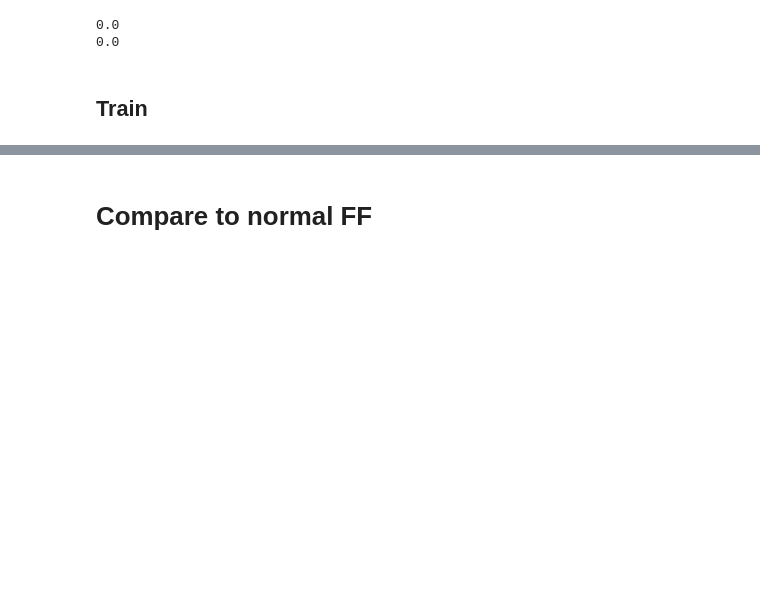
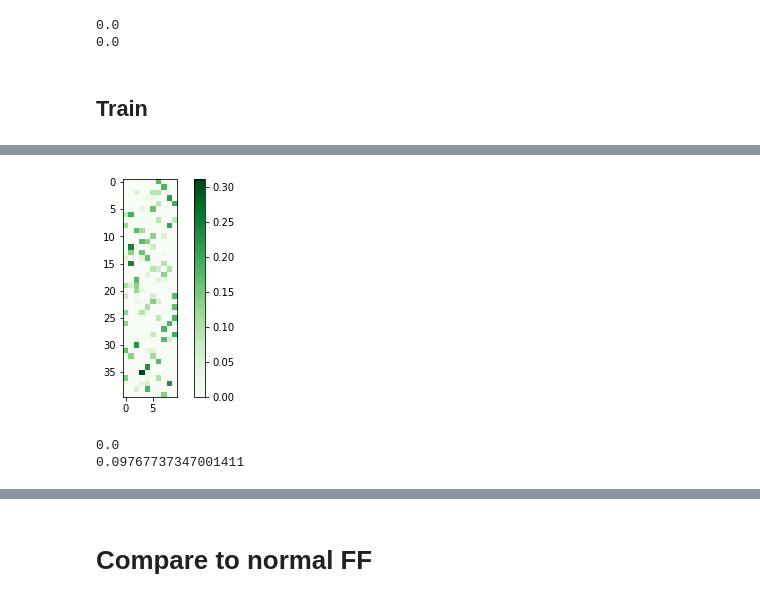
Before and after one commit to Kal-Lap/ssnmf, a Jupyter notebook: Convex_nmf_synthetic_exp.ipynb, the cells around one changed output, grey strips where cells are left out. Saved outputs shown, nothing was run; the diff lists cells and outputs as text; code cells hidden in the pictures; blank space fills up the shorter version.

```diff
--- a/Convex_nmf_synthetic_exp.ipynb
+++ b/Convex_nmf_synthetic_exp.ipynb
@@ -204,0 +293,14 @@ the final classifier's accuracy is  0.375
+# %%
+b = plt.imshow(C_c, cmap ='Greens')
+plt.colorbar(b)
+
+plt.show()
+# %% [output]
+[figure, added]
+# %%
+#check nonnegativity of C_c
+print(np.min(C_c))
+print(np.min(labelmat_c @ C_c))
+# %% [output]
+0.0
+0.09767737347001411
```
Also changed, not shown: parts of 23 cells of this notebook.
